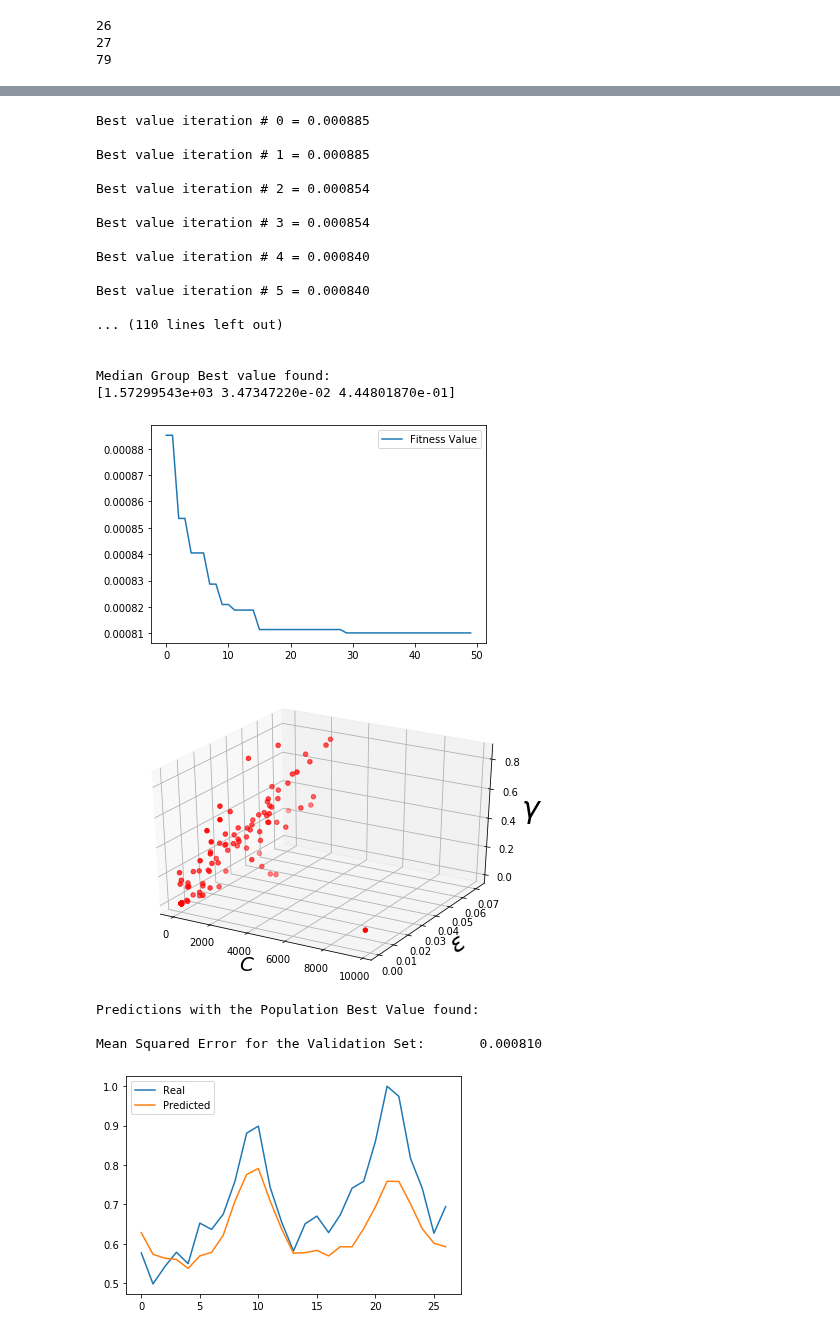
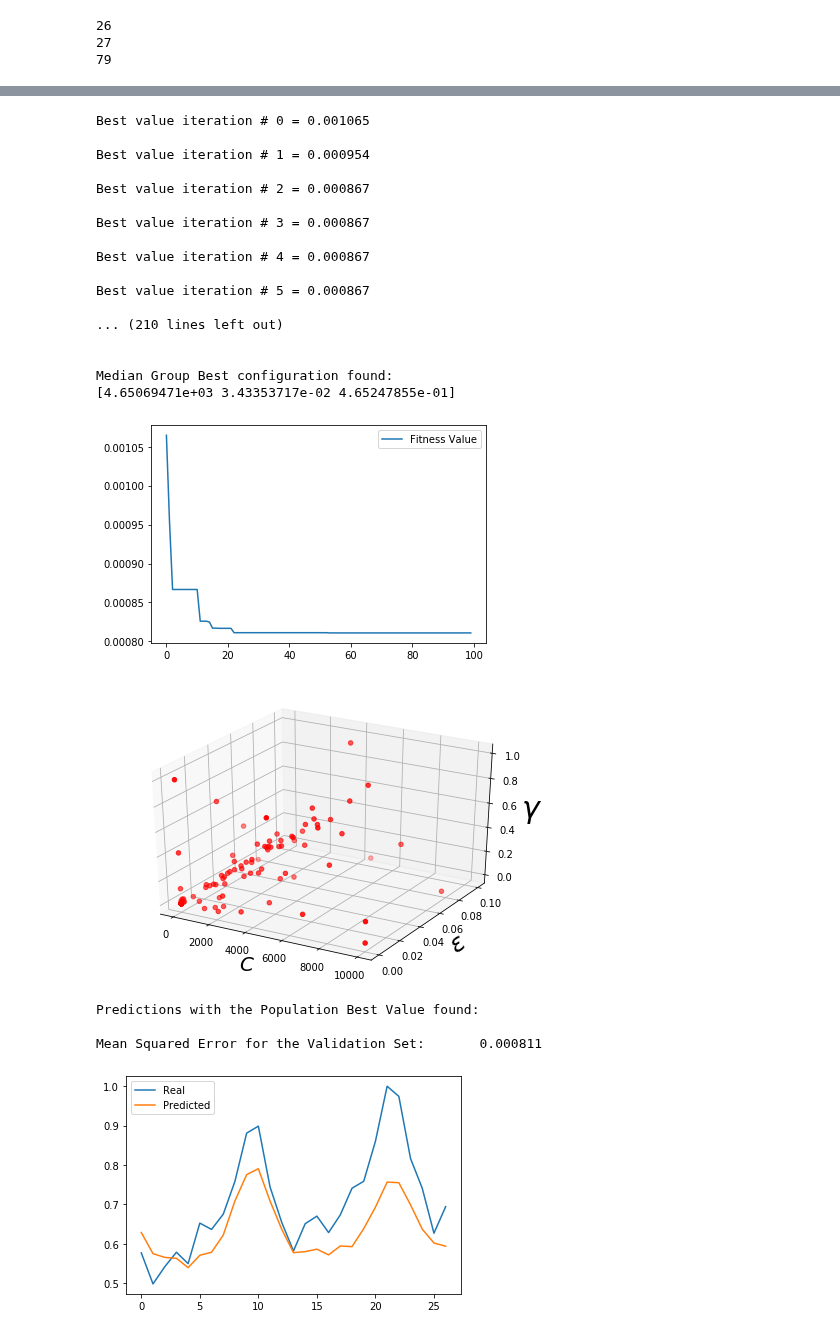
Before and after one commit to rbbh/Forecasting-Time-Series-with-Algorithm-Ensembling, a Jupyter notebook: SVR_+_PSO.ipynb, the cells around one changed output, grey strips where cells are left out. Drawn from its saved outputs; the diff is of its cells as text; code cells hidden in the pictures.

Commit message:
Making it visually clearer and adjusting iterations.

```diff
--- a/SVR_+_PSO.ipynb
+++ b/SVR_+_PSO.ipynb
@@ -345,3 +346,3 @@ def evaluate(coordinates):
 # %%
-pso(120, 50, 3, 1)
+pso(120, 100, 3, 1)
 # %% [output]
@@ -349,23 +350,23 @@ pso(120, 50, 3, 1)
-Best value iteration # 0 = 0.000885
+Best value iteration # 0 = 0.001065
 
-Best value iteration # 1 = 0.000885
+Best value iteration # 1 = 0.000954
 
-Best value iteration # 2 = 0.000854
+Best value iteration # 2 = 0.000867
 
-Best value iteration # 3 = 0.000854
+Best value iteration # 3 = 0.000867
 
-Best value iteration # 4 = 0.000840
+Best value iteration # 4 = 0.000867
 
-Best value iteration # 5 = 0.000840
+Best value iteration # 5 = 0.000867
 
-... (110 lines left out)
+... (210 lines left out)
 
 
-Median Group Best value found:
-[1.57299543e+03 3.47347220e-02 4.44801870e-01]
+Median Group Best configuration found:
+[4.65069471e+03 3.43353717e-02 4.65247855e-01]
-[figure, old version]
+[figure, new version]
-[figure, old version]
+[figure, new version]
 Predictions with the Population Best Value found:
 
-Mean Squared Error for the Validation Set:       0.000810
+Mean Squared Error for the Validation Set:       0.000811
 [figure]
```
Also changed, not shown: parts of 7 cells of this notebook.
